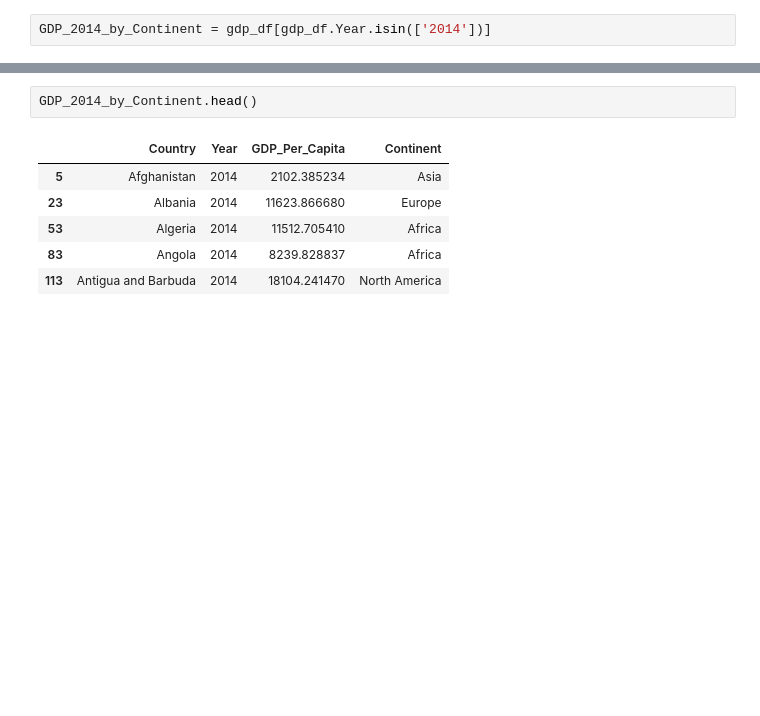
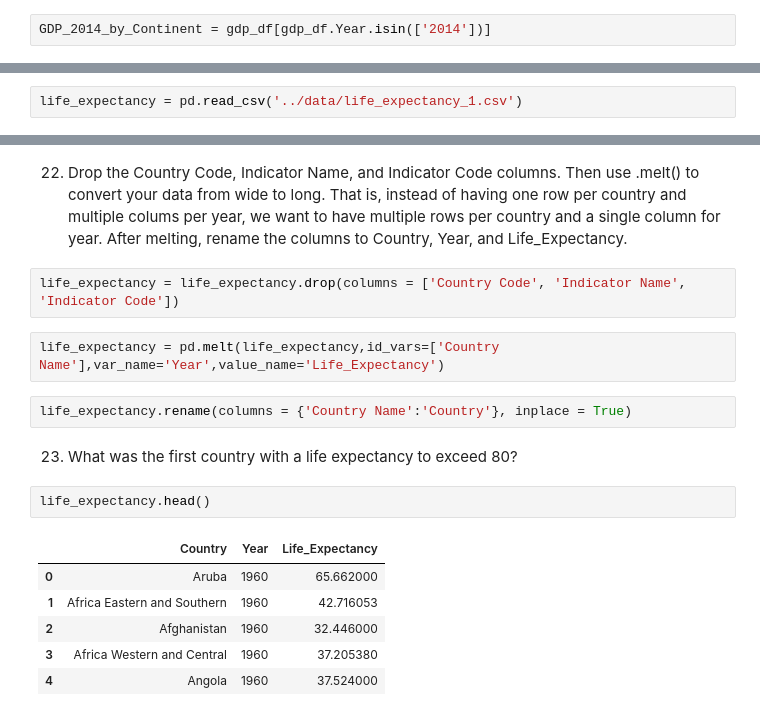
Before and after one commit to nss-data-science-cohort-6/un_data_question-jeffreyreeve, a Jupyter notebook: notebooks/UN_Data_Exploration.ipynb, the cells around one changed output, grey strips where cells are left out. Drawn from its saved outputs; the diff is of its cells as text; blank space fills up the shorter version.

```diff
--- a/notebooks/UN_Data_Exploration.ipynb
+++ b/notebooks/UN_Data_Exploration.ipynb
@@ -273,0 +309,2 @@ GDP_2014_by_Continent = gdp_df[gdp_df.Year.isin(['2014'])]
+# %%
+life_expectancy = pd.read_csv('../data/life_expectancy_1.csv')
@@ -274,9 +326,19 @@ GDP_2014_by_Continent = gdp_df[gdp_df.Year.isin(['2014'])]
+# %% [markdown]
+22) Drop the Country Code, Indicator Name, and Indicator Code columns. Then use .melt() to convert your data from wide to long. That is, instead of having one row per country and multiple colums per year, we want to have multiple rows per country and a single column for year. After melting, rename the columns to Country, Year, and Life_Expectancy.
+# %%
+life_expectancy = life_expectancy.drop(columns = ['Country Code', 'Indicator Name', 'Indicator Code'])
+# %%
+life_expectancy = pd.melt(life_expectancy,id_vars=['Country Name'],var_name='Year',value_name='Life_Expectancy')
+# %%
+life_expectancy.rename(columns = {'Country Name':'Country'}, inplace = True)
+# %% [markdown]
+23) What was the first country with a life expectancy to exceed 80?
 # %%
-GDP_2014_by_Continent.head()
+life_expectancy.head()
 # %% [output]
-|  | Country | Year | GDP_Per_Capita | Continent |
-| 5 | Afghanistan | 2014 | 2102.385234 | Asia |
-| 23 | Albania | 2014 | 11623.866680 | Europe |
-| 53 | Algeria | 2014 | 11512.705410 | Africa |
-| 83 | Angola | 2014 | 8239.828837 | Africa |
-| 113 | Antigua and Barbuda | 2014 | 18104.241470 | North America |
+|  | Country | Year | Life_Expectancy |
+| 0 | Aruba | 1960 | 65.662000 |
+| 1 | Africa Eastern and Southern | 1960 | 42.716053 |
+| 2 | Afghanistan | 1960 | 32.446000 |
+| 3 | Africa Western and Central | 1960 | 37.205380 |
+| 4 | Angola | 1960 | 37.524000 |
```
Also changed, not shown: parts of 27 cells of this notebook.
